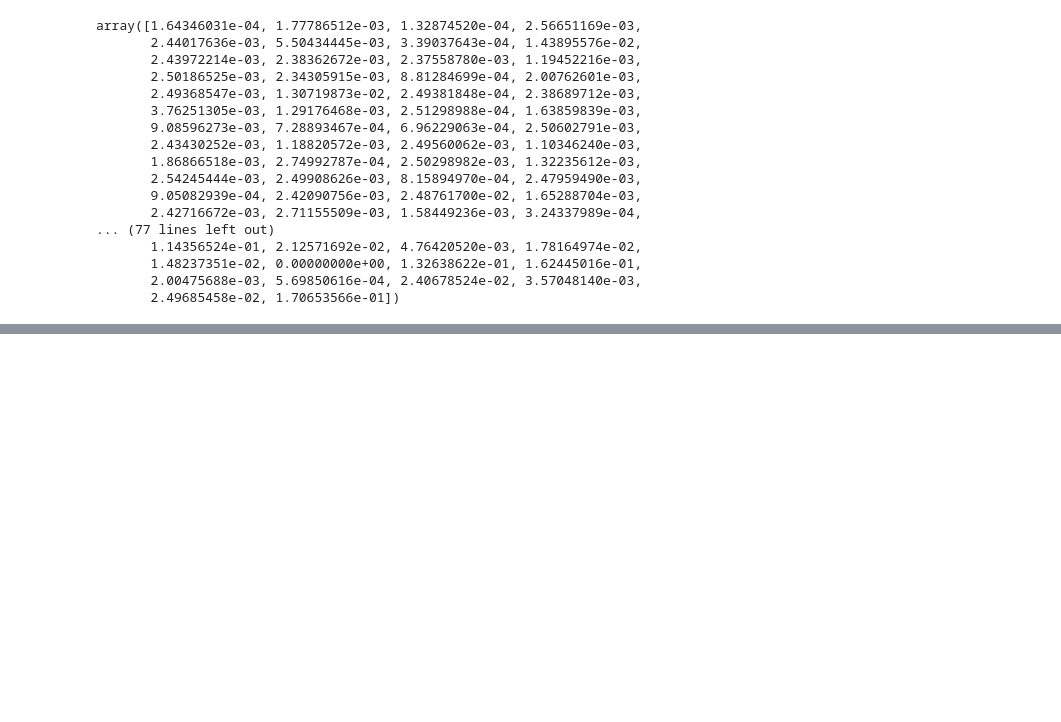
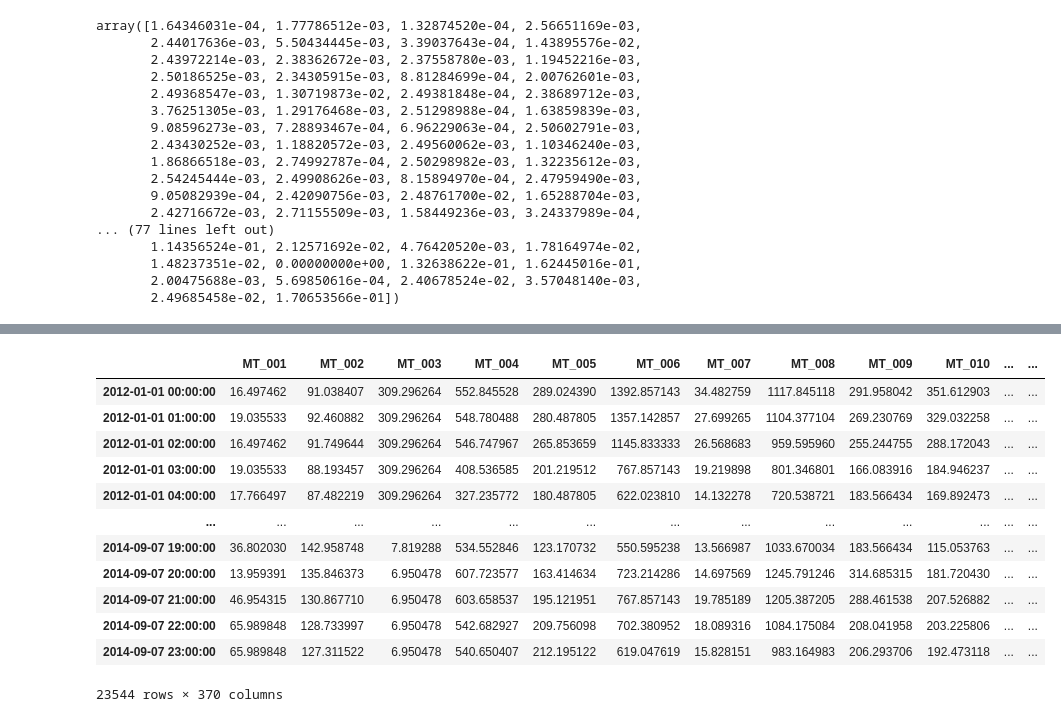
Before and after one commit to shane-huang/deepglo, a Jupyter notebook: preprocess_elect.ipynb, the cells around one changed output, grey strips where cells are left out. Drawn from its saved outputs; the diff is of its cells as text; code cells hidden in the pictures; blank space fills up the shorter version.

```diff
--- a/preprocess_elect.ipynb
+++ b/preprocess_elect.ipynb
@@ -424,0 +429,16 @@ plot_compare(5,Orignal_processed,Ymat_processed,show_part=(0,10))
+# %%
+df.iloc[range_start:range_start+range_length,:]
+# %% [output]
+|  | MT_001 | MT_002 | MT_003 | MT_004 | MT_005 | MT_006 | MT_007 | MT_008 | MT_009 | MT_010 | ... | ... |
+| 2012-01-01 00:00:00 | 16.497462 | 91.038407 | 309.296264 | 552.845528 | 289.024390 | 1392.857143 | 34.482759 | 1117.845118 | 291.958042 | 351.612903 | ... | ... |
+| 2012-01-01 01:00:00 | 19.035533 | 92.460882 | 309.296264 | 548.780488 | 280.487805 | 1357.142857 | 27.699265 | 1104.377104 | 269.230769 | 329.032258 | ... | ... |
+| 2012-01-01 02:00:00 | 16.497462 | 91.749644 | 309.296264 | 546.747967 | 265.853659 | 1145.833333 | 26.568683 | 959.595960 | 255.244755 | 288.172043 | ... | ... |
+| 2012-01-01 03:00:00 | 19.035533 | 88.193457 | 309.296264 | 408.536585 | 201.219512 | 767.857143 | 19.219898 | 801.346801 | 166.083916 | 184.946237 | ... | ... |
+| 2012-01-01 04:00:00 | 17.766497 | 87.482219 | 309.296264 | 327.235772 | 180.487805 | 622.023810 | 14.132278 | 720.538721 | 183.566434 | 169.892473 | ... | ... |
+| ... | ... | ... | ... | ... | ... | ... | ... | ... | ... | ... | ... | ... |
+| 2014-09-07 19:00:00 | 36.802030 | 142.958748 | 7.819288 | 534.552846 | 123.170732 | 550.595238 | 13.566987 | 1033.670034 | 183.566434 | 115.053763 | ... | ... |
+| 2014-09-07 20:00:00 | 13.959391 | 135.846373 | 6.950478 | 607.723577 | 163.414634 | 723.214286 | 14.697569 | 1245.791246 | 314.685315 | 181.720430 | ... | ... |
+| 2014-09-07 21:00:00 | 46.954315 | 130.867710 | 6.950478 | 603.658537 | 195.121951 | 767.857143 | 19.785189 | 1205.387205 | 288.461538 | 207.526882 | ... | ... |
+| 2014-09-07 22:00:00 | 65.989848 | 128.733997 | 6.950478 | 542.682927 | 209.756098 | 702.380952 | 18.089316 | 1084.175084 | 208.041958 | 203.225806 | ... | ... |
+| 2014-09-07 23:00:00 | 65.989848 | 127.311522 | 6.950478 | 540.650407 | 212.195122 | 619.047619 | 15.828151 | 983.164983 | 206.293706 | 192.473118 | ... | ... |
+23544 rows × 370 columns
```
Also changed, not shown: parts of 4 cells of this notebook.
